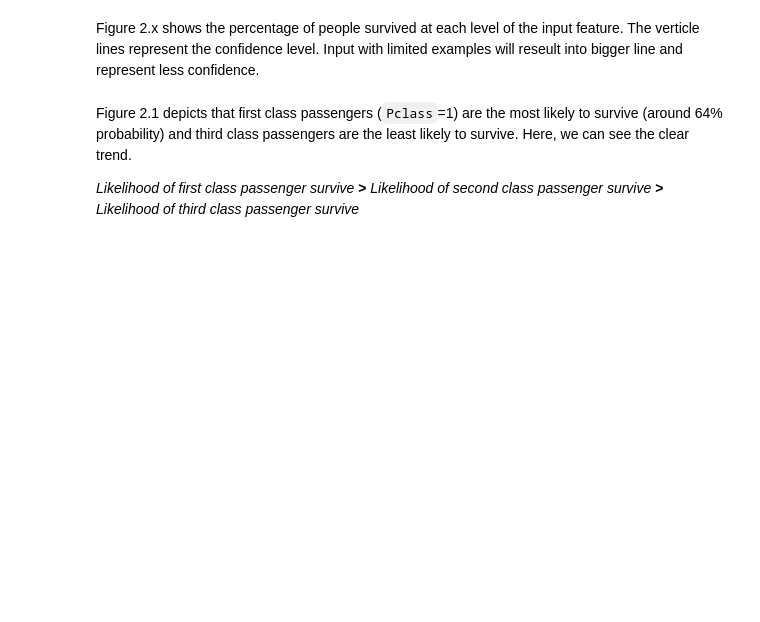
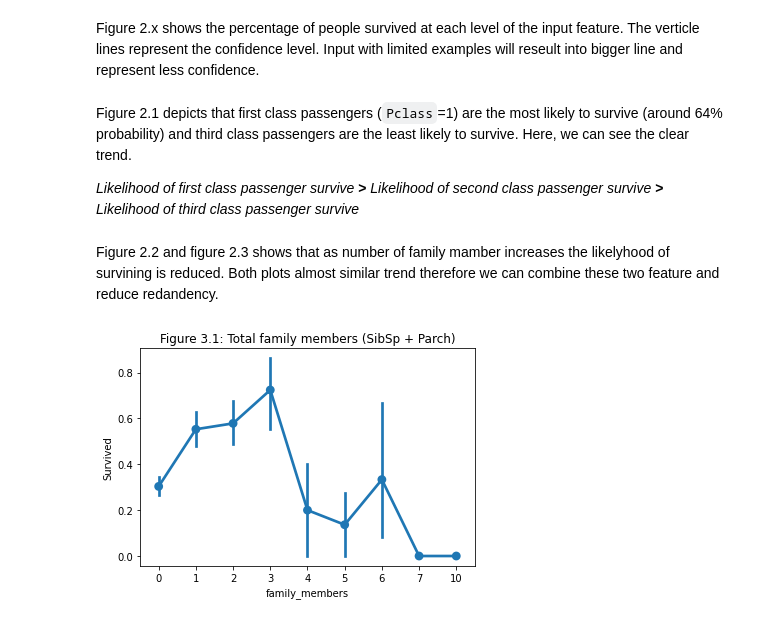
Before and after one commit to pandya6988/my_first_fastpage, a Jupyter notebook: _notebooks/2022-09-11-feature_engineering.ipynb, the cells around one changed output. Saved outputs shown, nothing was run; the diff lists cells and outputs as text; code cells hidden in the pictures; blank space fills up the shorter version.

```diff
--- a/_notebooks/2022-09-11-feature_engineering.ipynb
+++ b/_notebooks/2022-09-11-feature_engineering.ipynb
@@ -246,3 +245,14 @@ Figure 2.x shows the percentage of people survived at each level of the input fe
 Figure 2.1 depicts that first class passengers (`Pclass`=1) are the most likely to survive (around 64% probability) and third class passengers are the least likely to survive. Here, we can see the clear trend.
 
 <i>Likelihood of first class passenger survive</i> <b>></b> <i>Likelihood of second class passenger survive</i> <b>></b> <i>Likelihood of third class passenger survive</i>
+# %% [markdown]
+Figure 2.2 and figure 2.3 shows that as number of family mamber increases the likelyhood of survining is reduced. Both plots almost similar trend therefore we can combine these two feature and reduce redandency.
+# %%
+# collapse
+
+titanic['family_members'] = titanic['SibSp'] + titanic['Parch']
+sns.pointplot(x='family_members', y='Survived', data=titanic)
+plt.title(f"Figure 3.1: Total family members (SibSp + Parch)")
+plt.show()
+# %% [output]
+[figure, added]
```
Also changed, not shown: parts of 2 cells of this notebook, 1 other file.
